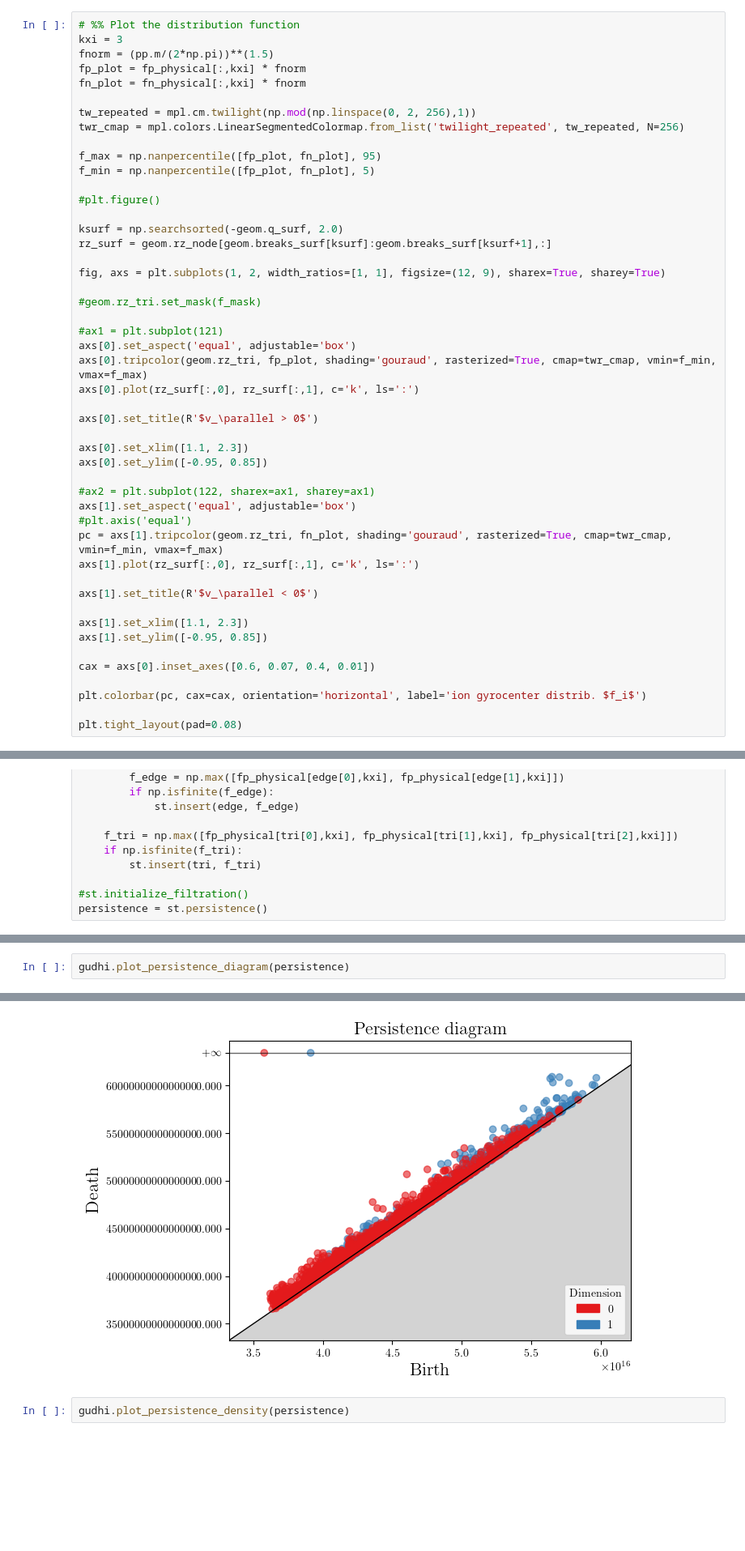
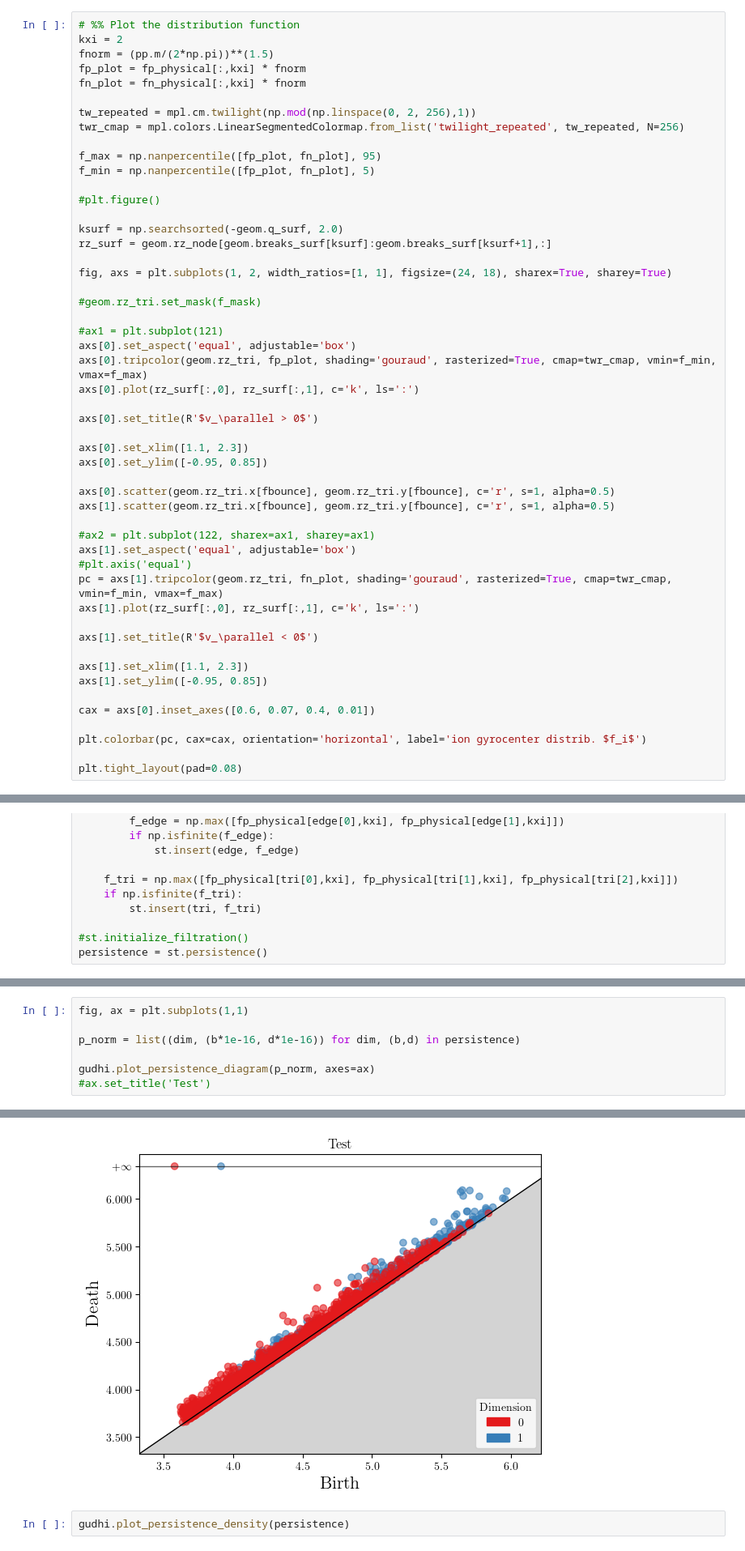
Before and after one commit to Maplenormandy/c1lgkt, a Jupyter notebook: bin/xgc_distribution_function.ipynb, the cells around one changed output, grey strips where cells are left out. Shown at 81% size. Drawn from its saved outputs; the diff is of its cells as text; blank space fills up the shorter version.

Commit message:
Update to persistence plot

```diff
--- a/bin/xgc_distribution_function.ipynb
+++ b/bin/xgc_distribution_function.ipynb
@@ -218,6 +249,6 @@ xi_grid = f_xgc_data['xi_grid']
 # %%
 # %% Plot the distribution function
-kxi = 3
+kxi = 2
 fnorm = (pp.m/(2*np.pi))**(1.5)
 fp_plot = fp_physical[:,kxi] * fnorm
 fn_plot = fn_physical[:,kxi] * fnorm
@@ -233,7 +264,7 @@ f_min = np.nanpercentile([fp_plot, fn_plot], 5)
 ksurf = np.searchsorted(-geom.q_surf, 2.0)
 rz_surf = geom.rz_node[geom.breaks_surf[ksurf]:geom.breaks_surf[ksurf+1],:]
 
-fig, axs = plt.subplots(1, 2, width_ratios=[1, 1], figsize=(12, 9), sharex=True, sharey=True)
+fig, axs = plt.subplots(1, 2, width_ratios=[1, 1], figsize=(24, 18), sharex=True, sharey=True)
 
 #geom.rz_tri.set_mask(f_mask)
 
@@ -246,6 +277,9 @@ axs[0].set_title(R'$v_\parallel > 0$')
 
 axs[0].set_xlim([1.1, 2.3])
 axs[0].set_ylim([-0.95, 0.85])
+
+axs[0].scatter(geom.rz_tri.x[fbounce], geom.rz_tri.y[fbounce], c='r', s=1, alpha=0.5)
+axs[1].scatter(geom.rz_tri.x[fbounce], geom.rz_tri.y[fbounce], c='r', s=1, alpha=0.5)
 
 #ax2 = plt.subplot(122, sharex=ax1, sharey=ax1)
 axs[1].set_aspect('equal', adjustable='box')
@@ -364,5 +398,10 @@ plt.tight_layout(pad=0.08)
 1
 [figure]
 # %%
-gudhi.plot_persistence_diagram(persistence)
+fig, ax = plt.subplots(1,1)
+
+p_norm = list((dim, (b*1e-16, d*1e-16)) for dim, (b,d) in persistence)
+
+gudhi.plot_persistence_diagram(p_norm, axes=ax)
+#ax.set_title('Test')
 # %% [output]
@@ -370,4 +409,4 @@ gudhi.plot_persistence_diagram(persistence)
-[figure, old version]
+[figure, new version]
 # %%
 gudhi.plot_persistence_density(persistence)
 # %% [output]
```
Also changed, not shown: parts of 3 cells of this notebook, 2 other files.
